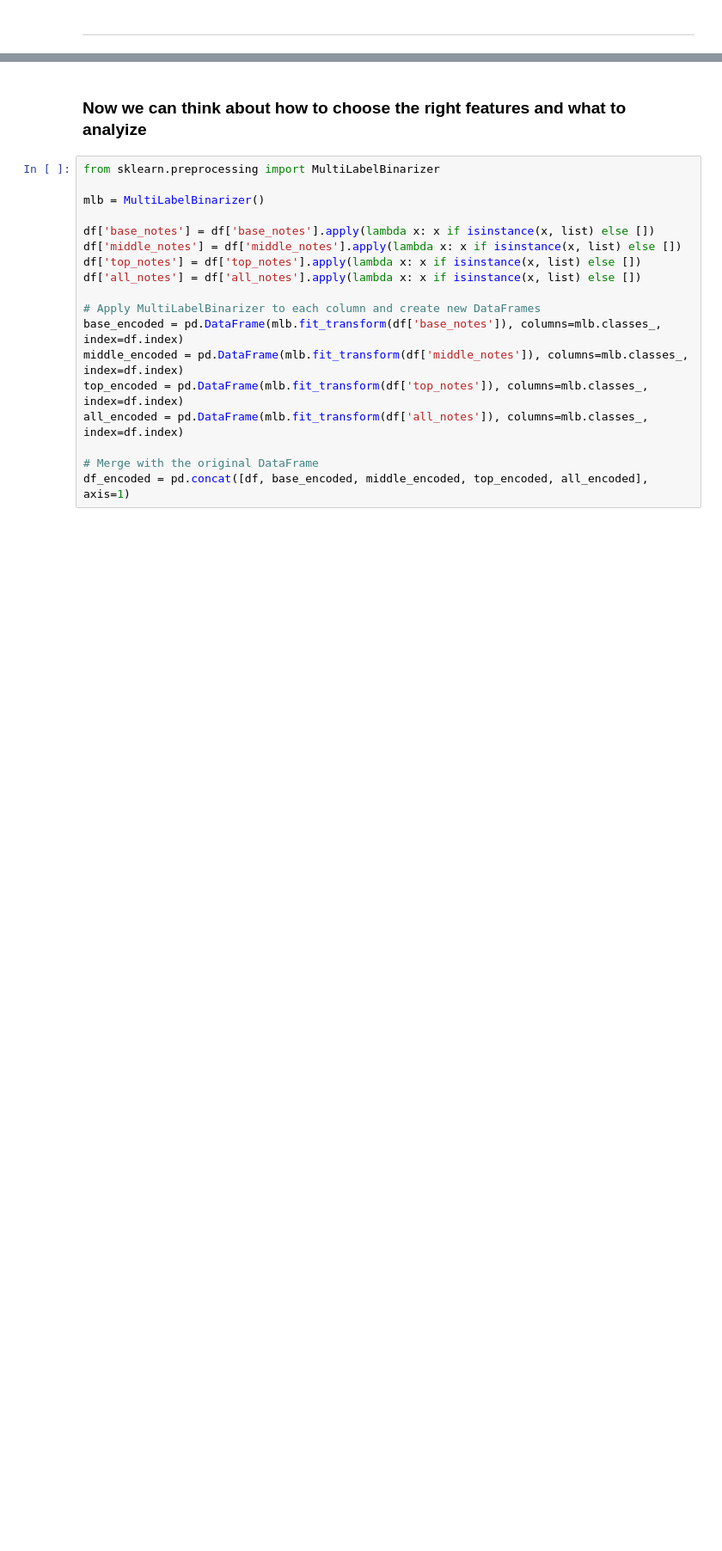
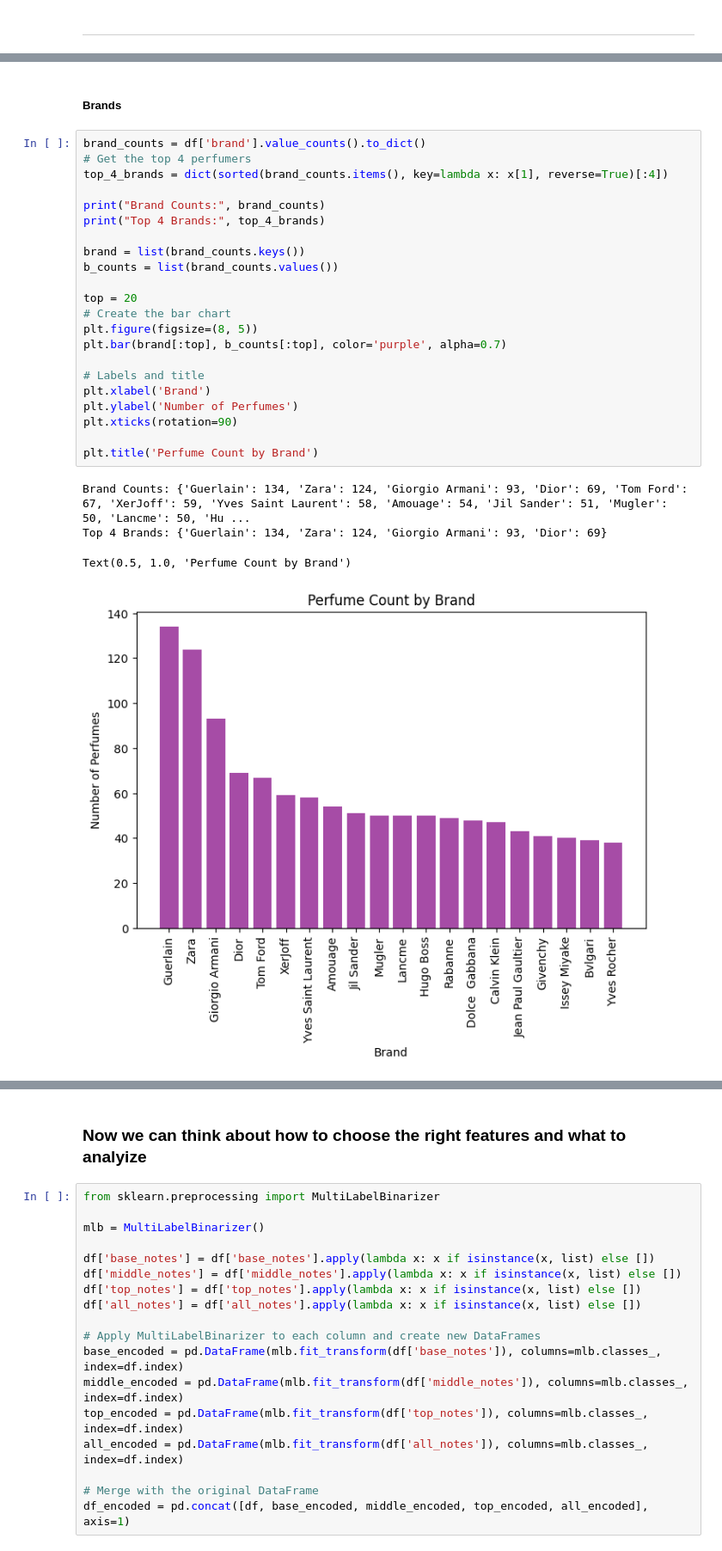
Before and after one commit to hamza1av/Parfumo, a Jupyter notebook: notebook.ipynb, the cells around one changed output, grey strips where cells are left out. Shown at 86% size. Saved outputs shown, nothing was run; the diff lists cells and outputs as text; blank space fills up the shorter version.

```diff
--- a/notebook.ipynb
+++ b/notebook.ipynb
@@ -103,0 +193,29 @@ print(result)
+# %% [markdown]
+##### Brands
+# %%
+brand_counts = df['brand'].value_counts().to_dict()
+# Get the top 4 perfumers
+top_4_brands = dict(sorted(brand_counts.items(), key=lambda x: x[1], reverse=True)[:4])
+
+print("Brand Counts:", brand_counts)
+print("Top 4 Brands:", top_4_brands)
+
+brand = list(brand_counts.keys())
+b_counts = list(brand_counts.values())
+
+top = 20
+# Create the bar chart
+plt.figure(figsize=(8, 5))
+plt.bar(brand[:top], b_counts[:top], color='purple', alpha=0.7)
+
+# Labels and title
+plt.xlabel('Brand')
+plt.ylabel('Number of Perfumes')
+plt.xticks(rotation=90)
+
+plt.title('Perfume Count by Brand')
+# %% [output]
+Brand Counts: {'Guerlain': 134, 'Zara': 124, 'Giorgio Armani': 93, 'Dior': 69, 'Tom Ford': 67, 'XerJoff': 59, 'Yves Saint Laurent': 58, 'Amouage': 54, 'Jil Sander': 51, 'Mugler': 50, 'Lancme': 50, 'Hu ...
+Top 4 Brands: {'Guerlain': 134, 'Zara': 124, 'Giorgio Armani': 93, 'Dior': 69}
+Text(0.5, 1.0, 'Perfume Count by Brand')
+[figure, added]
```
Also changed, not shown: parts of 23 cells of this notebook, 5 other files.
